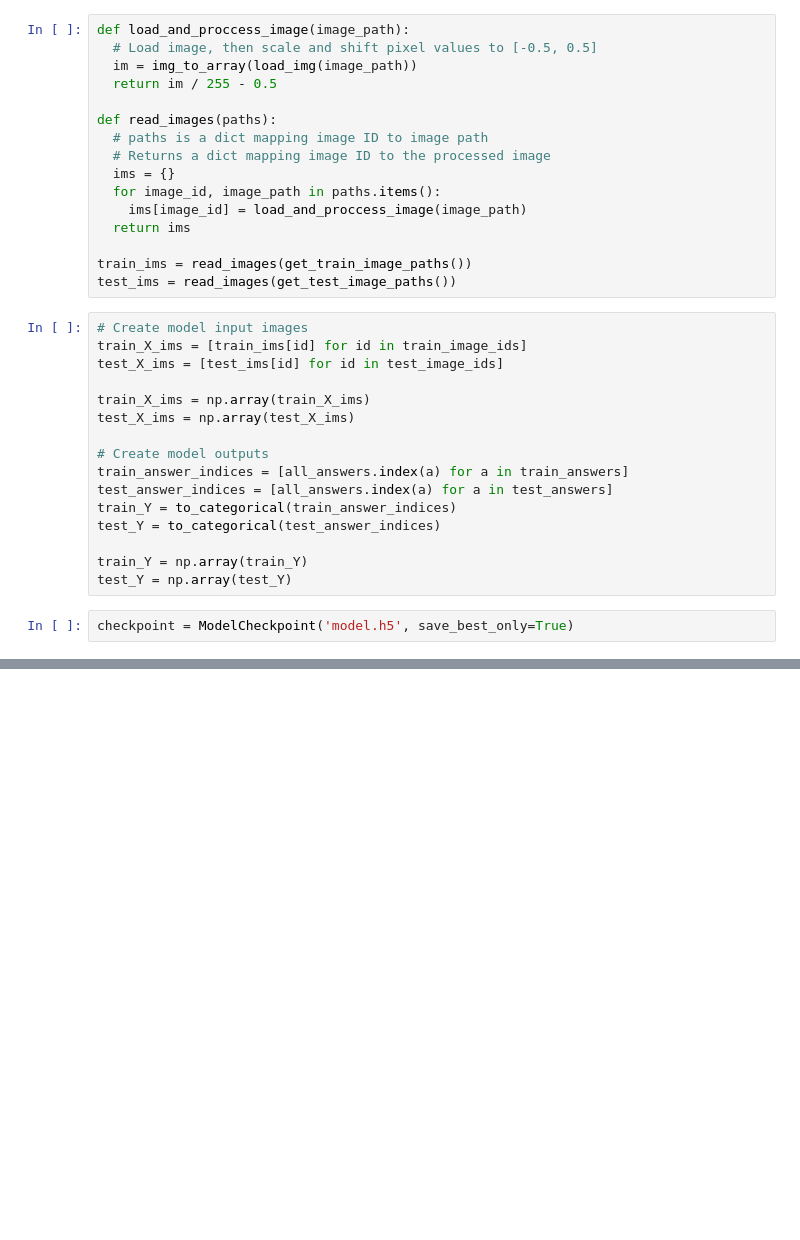
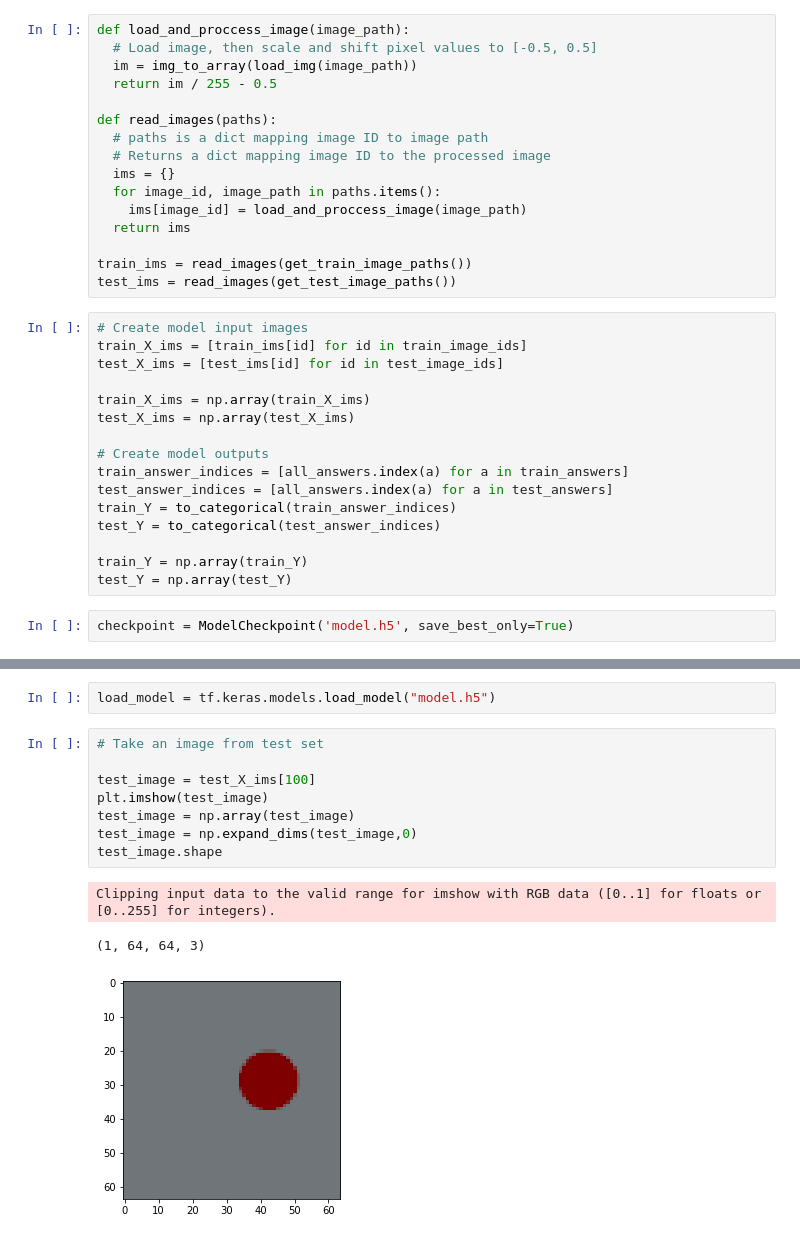
Before and after one commit to iGeralt/Machine-Learning, a Jupyter notebook: Basic-VQA/basic-vqa.ipynb, the cells around one changed output, grey strips where cells are left out. Saved outputs shown, nothing was run; the diff lists cells and outputs as text; blank space fills up the shorter version.

```diff
--- a/Basic-VQA/basic-vqa.ipynb
+++ b/Basic-VQA/basic-vqa.ipynb
@@ -114,0 +141,14 @@ model.fit(
+# %%
+load_model = tf.keras.models.load_model("model.h5")
+# %%
+# Take an image from test set
+
+test_image = test_X_ims[100]
+plt.imshow(test_image)
+test_image = np.array(test_image)
+test_image = np.expand_dims(test_image,0)
+test_image.shape
+# %% [output]
+Clipping input data to the valid range for imshow with RGB data ([0..1] for floats or [0..255] for integers).
+(1, 64, 64, 3)
+[figure, added]
```
Also changed, not shown: parts of 10 cells of this notebook, 1 other file.
